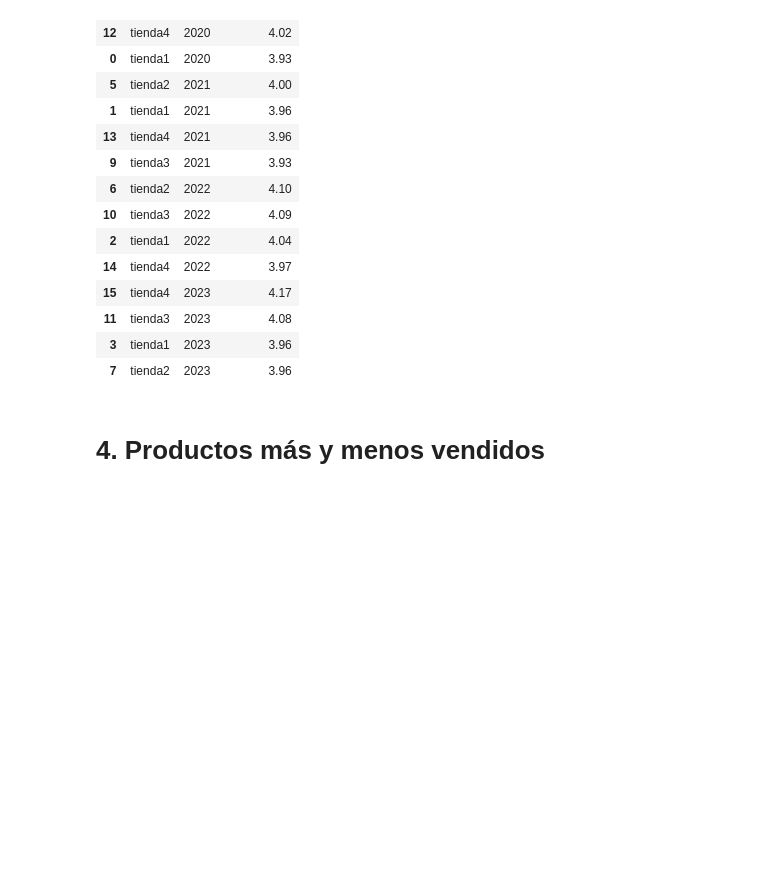
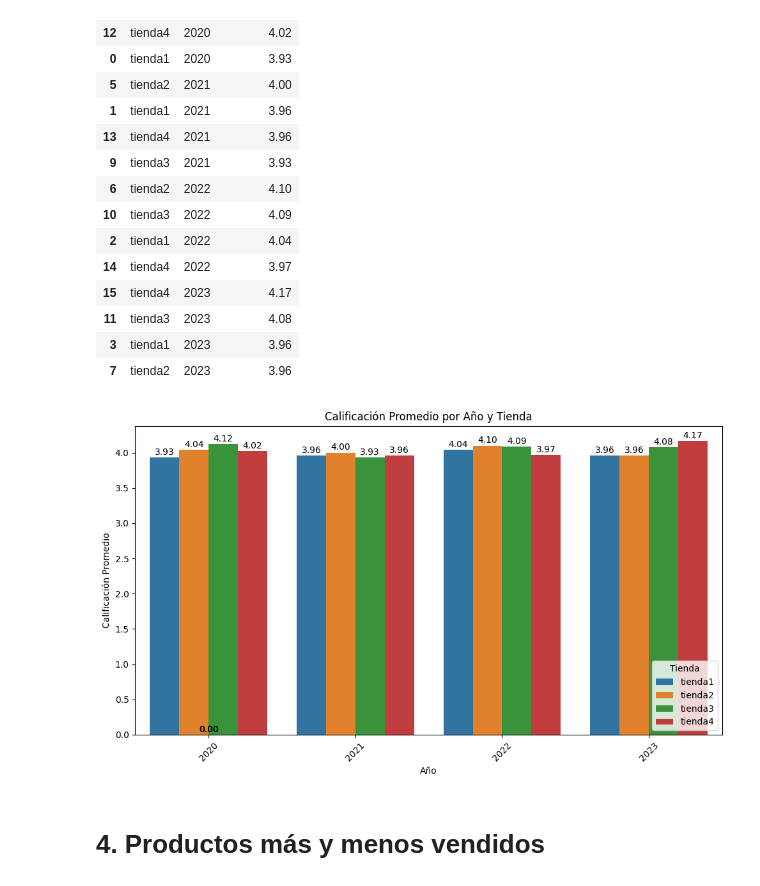
Before and after one commit to Near-o7/desafio1_dataScience, a Jupyter notebook: AluraStoreLatam.ipynb, the cells around one changed output. Saved outputs shown, nothing was run; the diff lists cells and outputs as text; code cells hidden in the pictures; blank space fills up the shorter version.

```diff
--- a/AluraStoreLatam.ipynb
+++ b/AluraStoreLatam.ipynb
@@ -288,6 +288,31 @@ display(calificacion_total)
 | 11 | tienda3 | 2023 | 4.08 |
 | 3 | tienda1 | 2023 | 3.96 |
 | 7 | tienda2 | 2023 | 3.96 |
+# %%
+import matplotlib.pyplot as plt
+import seaborn as sns
+
+orden_tiendas = ["tienda1", "tienda2", "tienda3", "tienda4"]
+
+plt.figure(figsize=(10, 6))
+ax = sns.barplot(x='Año', y='Calificación', hue='Tienda', data=calificacion_total, hue_order=orden_tiendas)
+
+for p in ax.patches:
+    height = p.get_height()
+    if height is not None:
+        ax.text(p.get_x() + p.get_width() / 2., height + 0.01,
+                f'{height:.2f}',
+                ha='center', va='bottom')
+
+plt.title('Calificación Promedio por Año y Tienda')
+plt.xlabel('Año')
+plt.ylabel('Calificación Promedio')
+plt.xticks(rotation=45)
+plt.legend(title='Tienda')
+plt.tight_layout()
+plt.show()
+# %% [output]
+[figure, added]
 # %% [markdown]
 # 4. Productos más y menos vendidos
 # %% [markdown]
```
